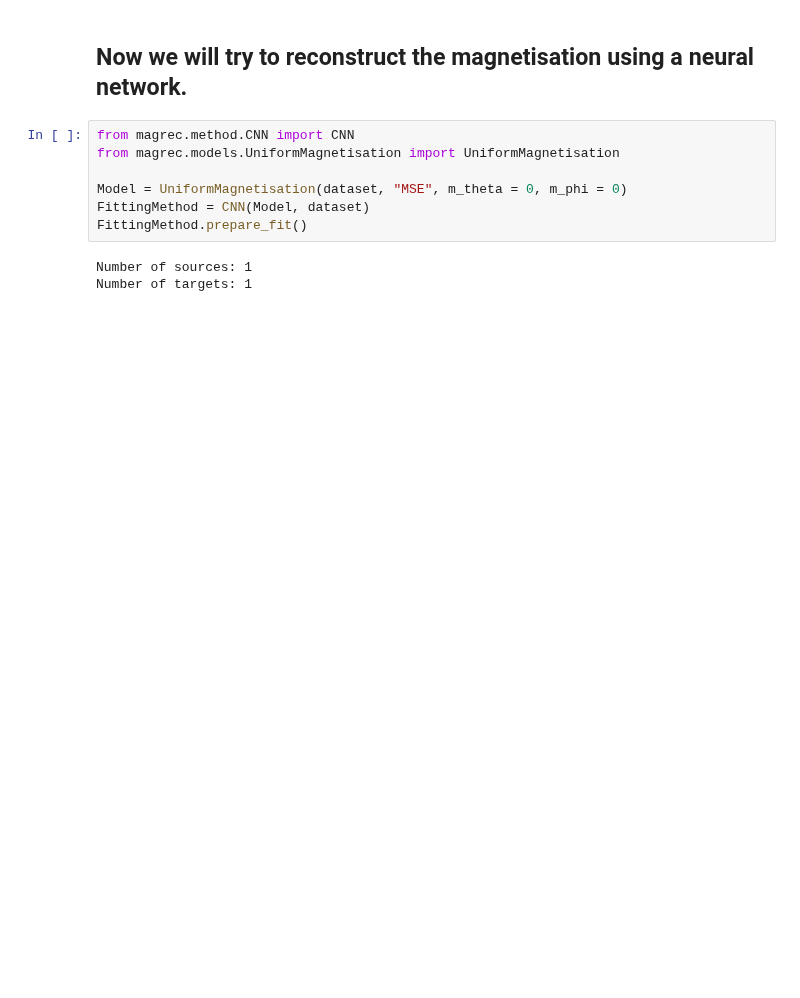
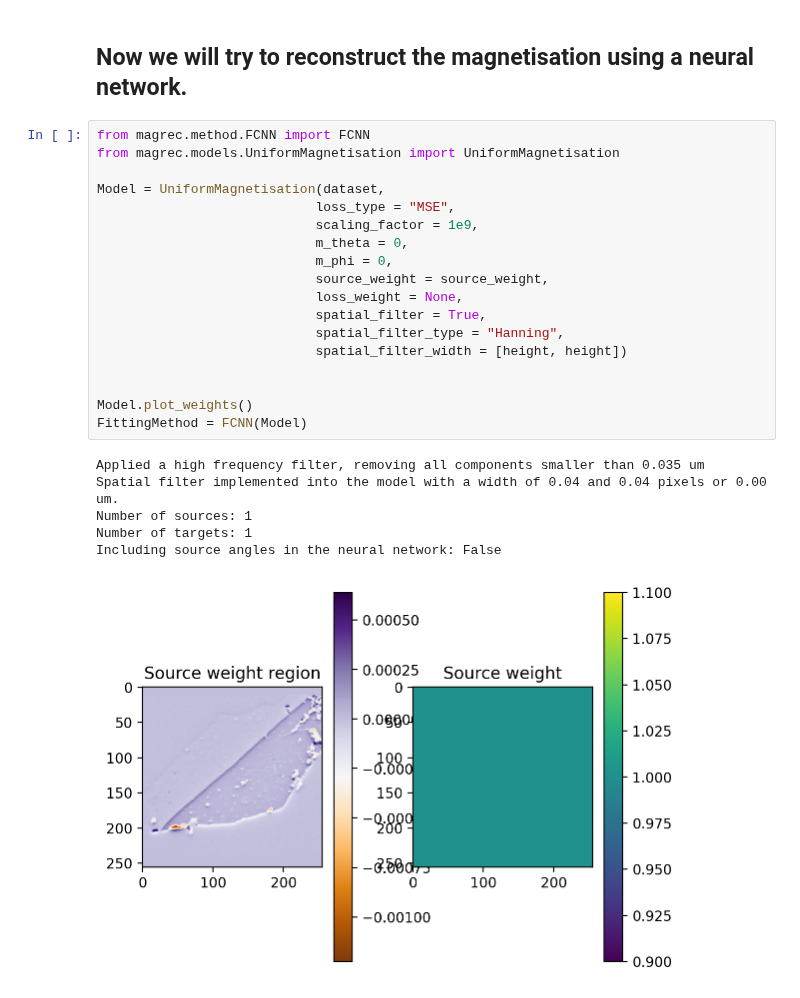
Before and after one commit to DavidBroadway/magrec, a Jupyter notebook: magrec/notebooks/using_weight_masks.ipynb, the cells around one changed output. Cells and saved outputs as stored; diff of their text form; blank space fills up the shorter version.

Commit message:
Fixing magnetisation reconstruction

```diff
--- a/magrec/notebooks/using_weight_masks.ipynb
+++ b/magrec/notebooks/using_weight_masks.ipynb
@@ -94,13 +84,28 @@ weight = torch.from_numpy(wieght_mask)
 # %% [markdown]
 ## Now we will try to reconstruct the magnetisation using a neural network.
 # %%
-from magrec.method.CNN import CNN
+from magrec.method.FCNN import FCNN
 from magrec.models.UniformMagnetisation import UniformMagnetisation
 
-Model = UniformMagnetisation(dataset, "MSE", m_theta = 0, m_phi = 0)
-FittingMethod = CNN(Model, dataset)
-FittingMethod.prepare_fit()
+Model = UniformMagnetisation(dataset,
+                            loss_type = "MSE",
+                            scaling_factor = 1e9,
+                            m_theta = 0,
+                            m_phi = 0,
+                            source_weight = source_weight,
+                            loss_weight = None,
+                            spatial_filter = True,
+                            spatial_filter_type = "Hanning",
+                            spatial_filter_width = [height, height])
+
+
+Model.plot_weights()
+FittingMethod = FCNN(Model)
 # %% [output]
+Applied a high frequency filter, removing all components smaller than 0.035 um
+Spatial filter implemented into the model with a width of 0.04 and 0.04 pixels or 0.00 um.
 Number of sources: 1
 Number of targets: 1
+Including source angles in the neural network: False
+[figure, added]
 # %%
```
Also changed, not shown: parts of 5 cells of this notebook, 3 other files.
